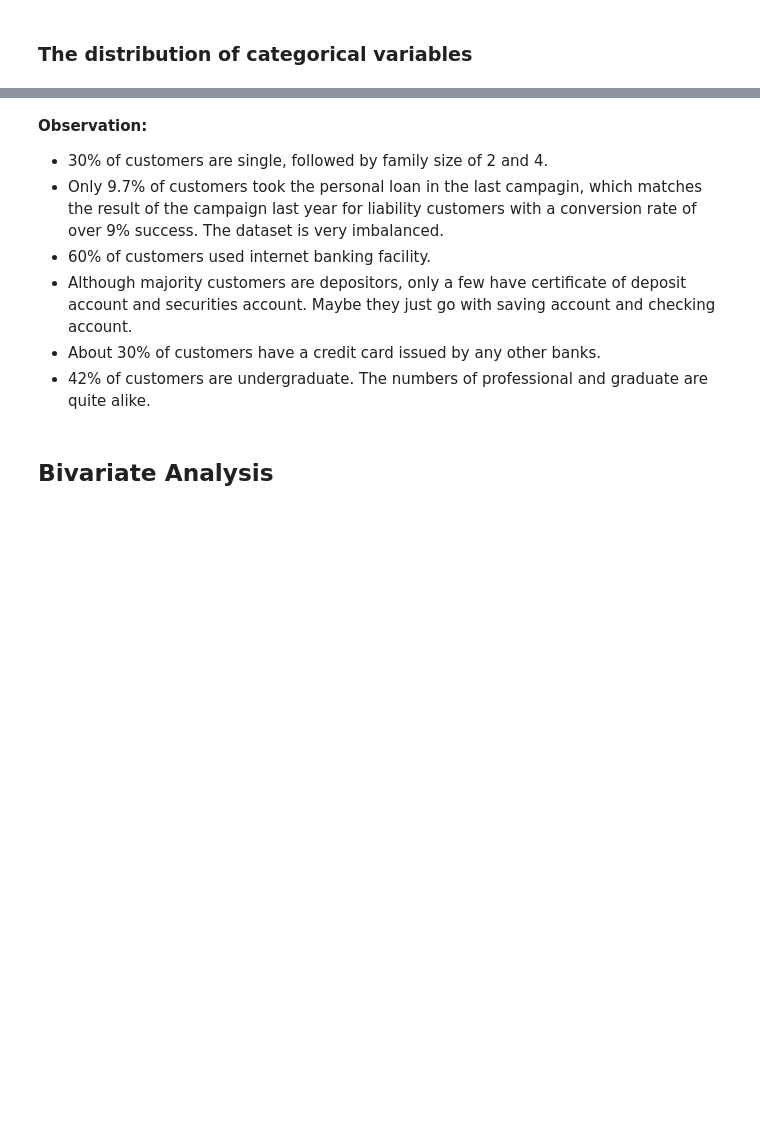
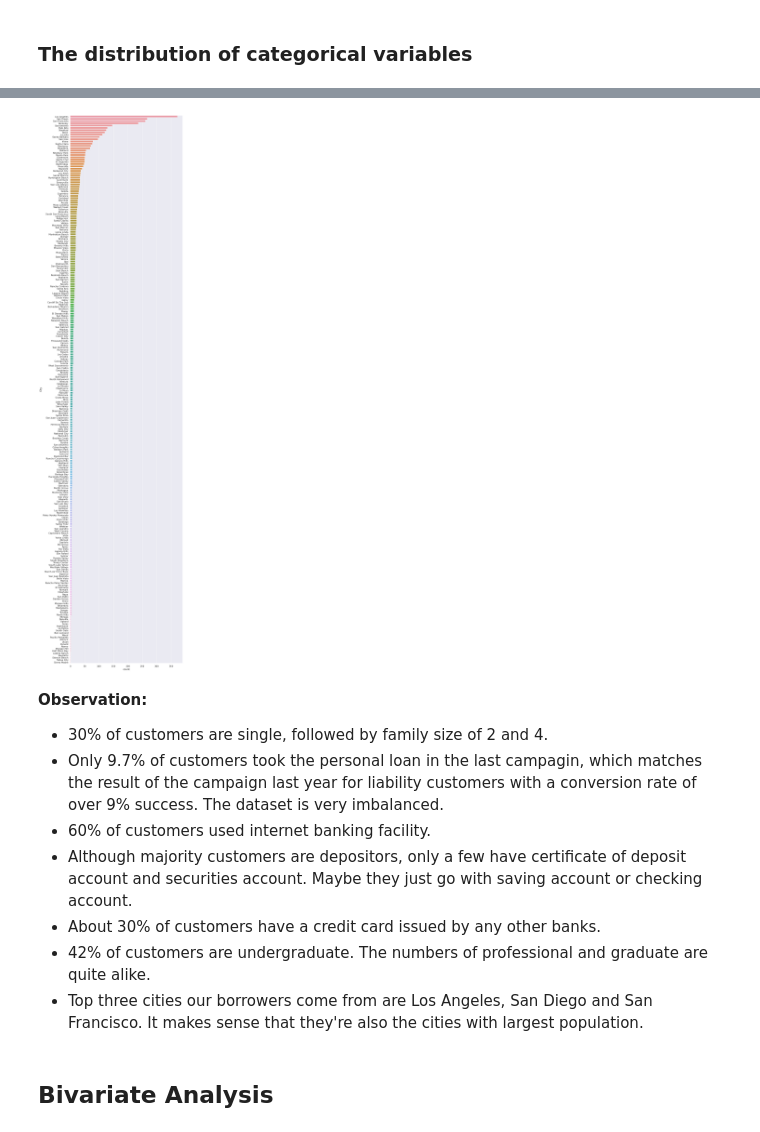
Before and after one commit to liangym2014/Data-science-and-machine-learning, a Jupyter notebook: 3.Personal_Loan_Campaign_Solution.ipynb, the cells around one changed output, grey strips where cells are left out. Saved outputs shown, nothing was run; the diff lists cells and outputs as text; code cells hidden in the pictures; blank space fills up the shorter version.

```diff
--- a/3.Personal_Loan_Campaign_Solution.ipynb
+++ b/3.Personal_Loan_Campaign_Solution.ipynb
@@ -231,11 +282,17 @@ for i, col in enumerate(category_cols):
+# %%
+plt.figure(figsize = (10,50))
+sns.countplot(data = df, y = "City", order = df.City.value_counts(ascending = False).index);     # cout plot
+# %% [output]
+[figure, added]
 # %% [markdown]
 **Observation:**
 - 30% of customers are single, followed by family size of 2 and 4.
 - Only 9.7% of customers took the personal loan in the last campagin, which matches the result of the campaign last year for liability customers with a conversion rate of over 9% success. The dataset is very imbalanced.
 - 60% of customers used internet banking facility.
-- Although majority customers are depositors, only a few have certificate of deposit account and securities account. Maybe they just go with saving account and checking account.
+- Although majority customers are depositors, only a few have certificate of deposit account and securities account. Maybe they just go with saving account or checking account.
 - About 30% of customers have a credit card issued by any other banks.
 - 42% of customers are undergraduate. The numbers of professional and graduate are quite alike.
+- Top three cities our borrowers come from are Los Angeles, San Diego and San Francisco. It makes sense that they're also the cities with largest population.
 # %% [markdown]
 ## Bivariate Analysis
 # %% [markdown]
```
Also changed, not shown: parts of 51 cells of this notebook.
